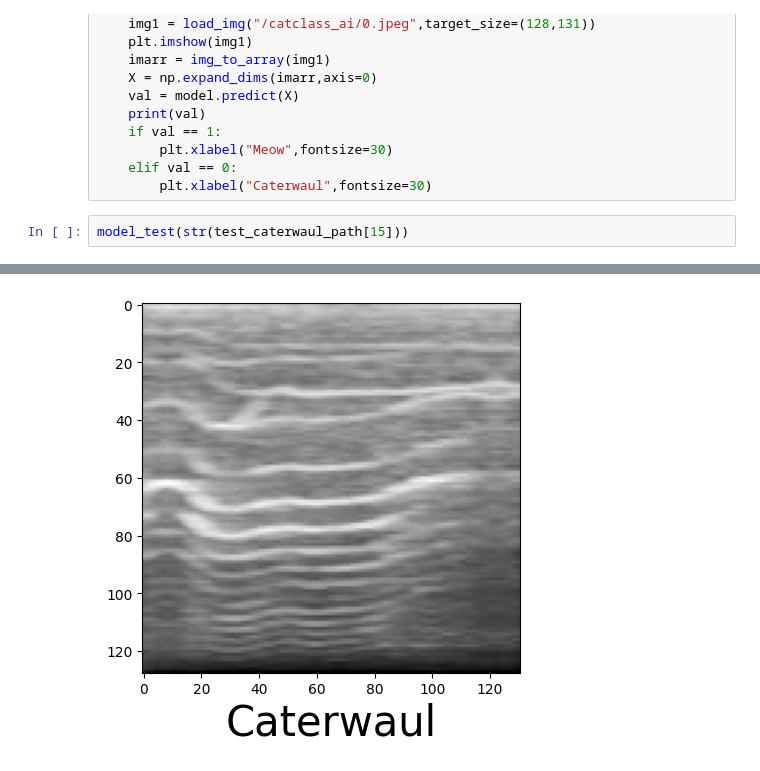
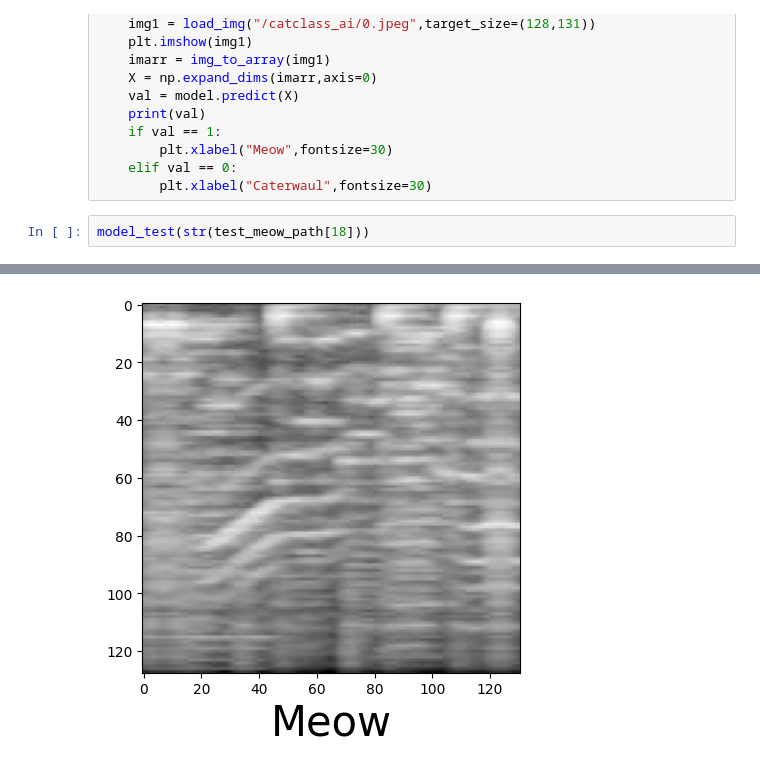
Before and after one commit to lukekim420/catclass_ai, a Jupyter notebook: preprocess.ipynb, the cells around one changed output, grey strips where cells are left out. Saved outputs shown, nothing was run; the diff lists cells and outputs as text.

```diff
--- a/preprocess.ipynb
+++ b/preprocess.ipynb
@@ -300,5 +300,5 @@ def model_test(filename):
     elif val == 0:
         plt.xlabel("Caterwaul",fontsize=30)
 # %%
-model_test(str(test_caterwaul_path[15]))
+model_test(str(test_meow_path[18]))
 # %% [output]
@@ -307 +307 @@ model_test(str(test_caterwaul_path[15]))
-[figure, old version]
+[figure, new version]
```
Also changed, not shown: parts of 1 cell of this notebook.
